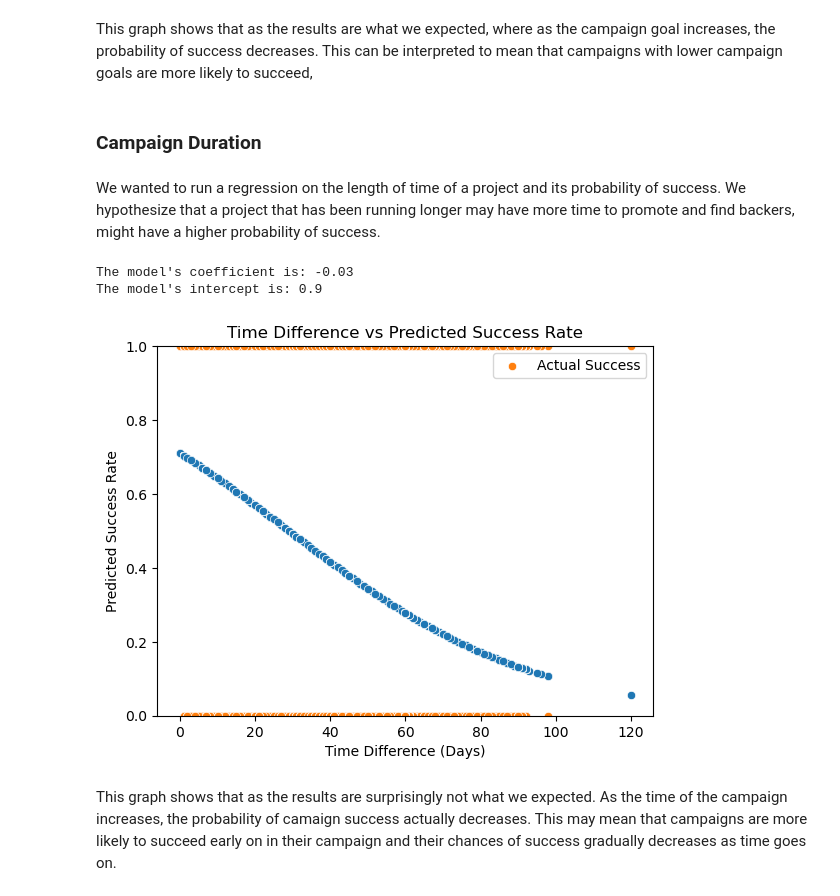
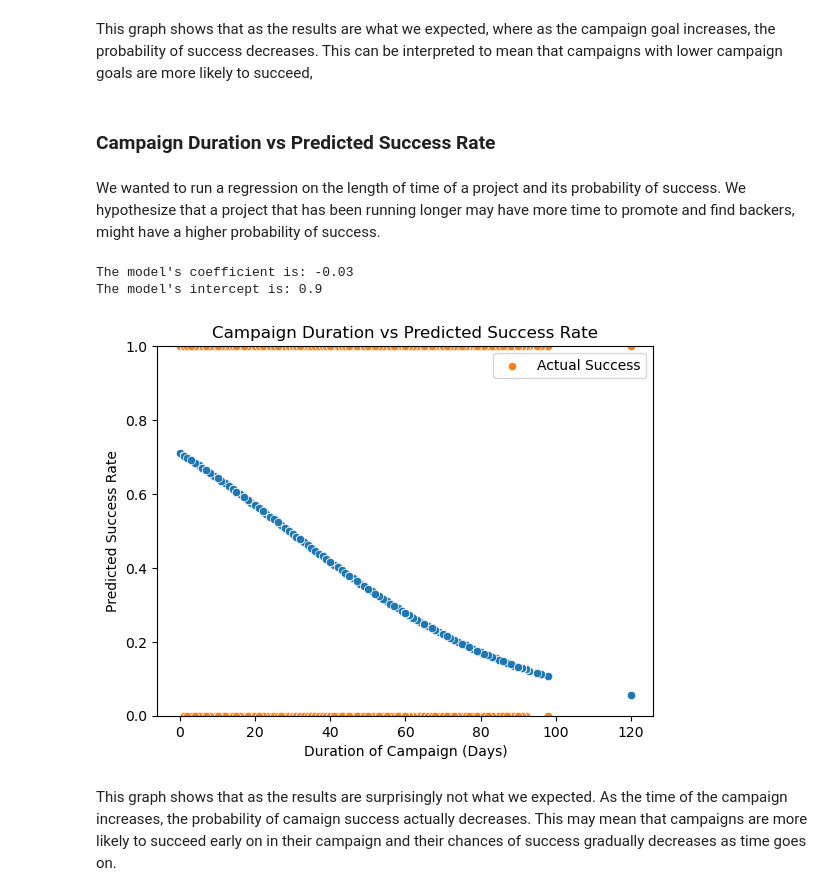
Before and after one commit to catherine-fang-git/kickstarter_project_success_info2950, a Jupyter notebook: INFO2950_FinalProj.ipynb, the cells around one changed output. Saved outputs shown, nothing was run; the diff lists cells and outputs as text; code cells hidden in the pictures.

Commit message:
reorganized titles in Evaluation of Success
finished writing descriptions of every step, edited reasoning for Evaluation of Success, edited preregistration description + second hypotheses

```diff
--- a/INFO2950_FinalProj.ipynb
+++ b/INFO2950_FinalProj.ipynb
@@ -335,41 +341,41 @@ The model's intercept is: 2.79
 # %% [markdown]
 This graph shows that as the results are what we expected, where as the campaign goal increases, the probability of success decreases. This can be interpreted to mean that campaigns with lower campaign goals are more likely to succeed,
 # %% [markdown]
-### **Campaign Duration**
+### **Campaign Duration vs Predicted Success Rate**
 # %% [markdown]
 We wanted to run a regression on the length of time of a project and its probability of success. We hypothesize that a project that has been running longer may have more time to promote and find backers, might have a higher probability of success.
 # %%
 X1 = pd.DataFrame(kickstarter_data["duration_in_days"])
 y1 = pd.Series(kickstarter_data["success"])
 X1_train, X1_test, y1_train, y1_test = train_test_split(X1, y1, test_size=0.3, random_state = 2950)
 
 time_model = LogisticRegression().fit(X1_train,y1_train)
 coefficient = np.round(time_model.coef_[0][0], 2)
 intercept = np.round(time_model.intercept_[0], 2)
 print(f"The model's coefficient is: {coefficient}")
 print(f"The model's intercept is: {intercept}")
 
 time_hat_prediction = time_model.predict_proba(X1_train)
 time_test_prediction = time_model.predict_proba(X1_test)
 
 #run Logistic Regression on total data to visualize predictions
 time_model = LogisticRegression().fit(X1,y1)
 time_prediction = time_model.predict_proba(X1)
 time_success = time_prediction[:,1]
 kickstarter_data["time_success_prediction"] = time_success
 sns.scatterplot(kickstarter_data, x = "duration_in_days", y = "time_success_prediction")
 sns.scatterplot(kickstarter_data, x = "duration_in_days", y = "success",
                 label = "Actual Success")
 
-plt.title("Time Difference vs Predicted Success Rate")
-plt.xlabel("Time Difference (Days)")
+plt.title("Campaign Duration vs Predicted Success Rate")
+plt.xlabel("Duration of Campaign (Days)")
 plt.ylabel("Predicted Success Rate")
 plt.ylim(0,1)
 plt.show()
 # %% [output]
 The model's coefficient is: -0.03
 The model's intercept is: 0.9
-[figure, old version]
+[figure, new version]
 # %% [markdown]
 This graph shows that as the results are surprisingly not what we expected. As the time of the campaign increases, the probability of camaign success actually decreases. This may mean that campaigns are more likely to succeed early on in their campaign and their chances of success gradually decreases as time goes on.
 # %% [markdown]
```
Also changed, not shown: parts of 40 cells of this notebook.
